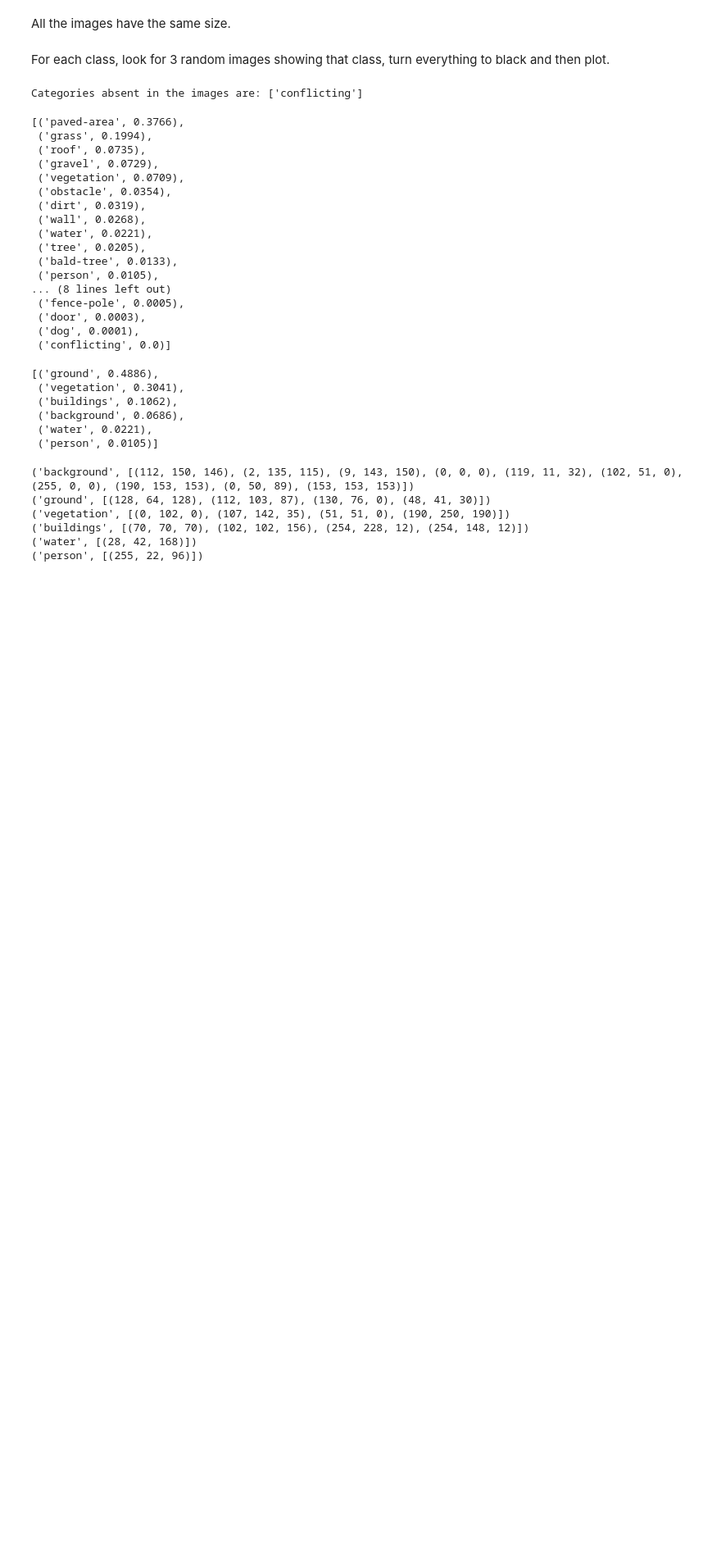
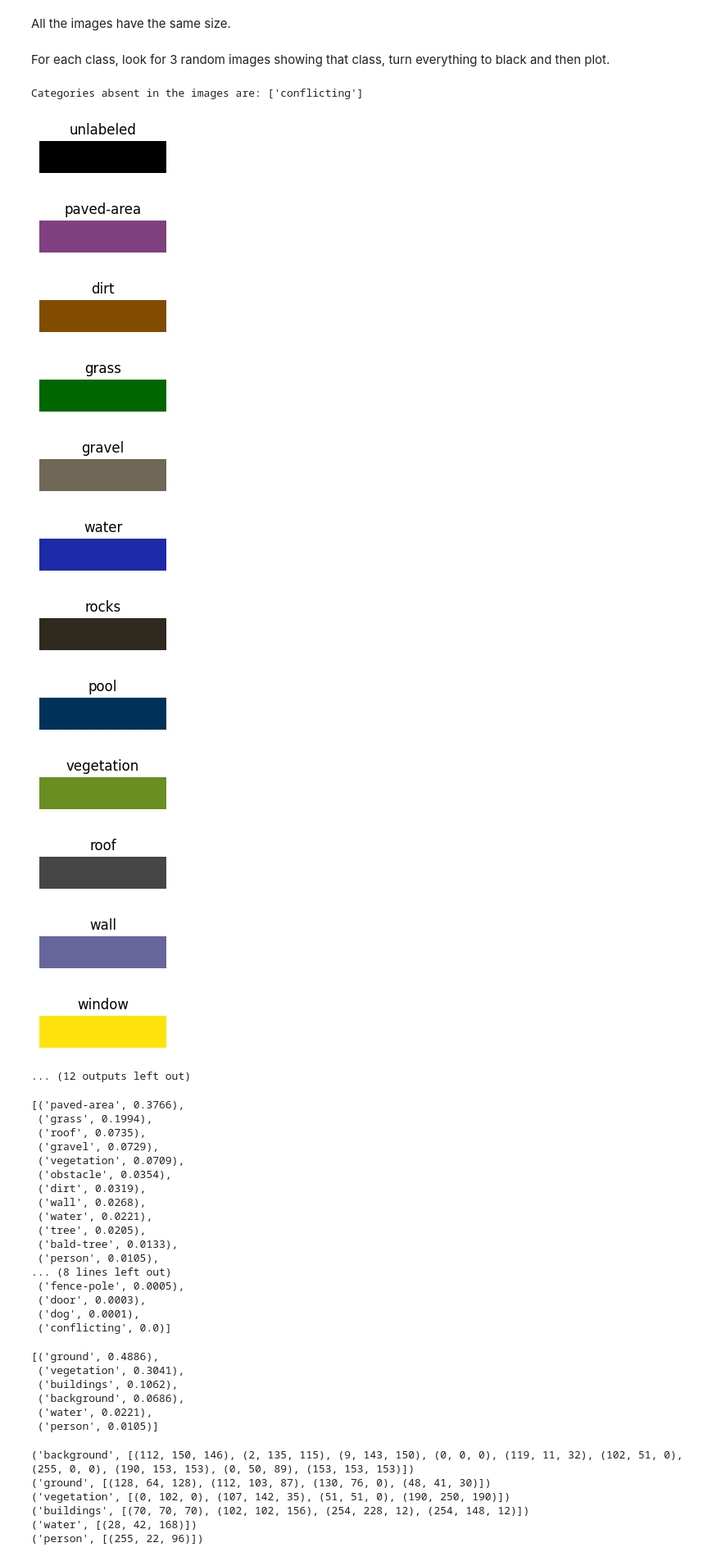
Before and after one commit to gptrapletti/aerial-multiclass-segm, a Jupyter notebook: notebooks/01_data_exploration.ipynb, the cells around one changed output. Shown: that part at 82% size. Drawn from its saved outputs; the diff is of its cells as text; code cells hidden in the pictures; blank space fills up the shorter version.

```diff
--- a/notebooks/01_data_exploration.ipynb
+++ b/notebooks/01_data_exploration.ipynb
@@ -126,6 +126,29 @@ for category in tqdm(categories):
     fig.tight_layout()
     fig.savefig(f'plots/{category}.png')
     plt.close(fig)
+# %%
+# Show category colors
+for category in category_colors:
+    color = category_colors[category]
+    arr = np.stack(4*[color], axis=0)[np.newaxis, ...]
+    plt.figure(figsize=(2, 4))
+    plt.imshow(arr)
+    plt.axis('off')
+    plt.title(category)
+# %% [output]
+[figure, added]
+[figure, added]
+[figure, added]
+[figure, added]
+[figure, added]
+[figure, added]
+[figure, added]
+[figure, added]
+[figure, added]
+[figure, added]
+[figure, added]
+[figure, added]
+... (12 outputs left out)
 # %%
 # Count total number of pixels for each category
 # (Actually it's not the total numer of pixels because the
```
Also changed, not shown: parts of 3 cells of this notebook, 10 other files.
